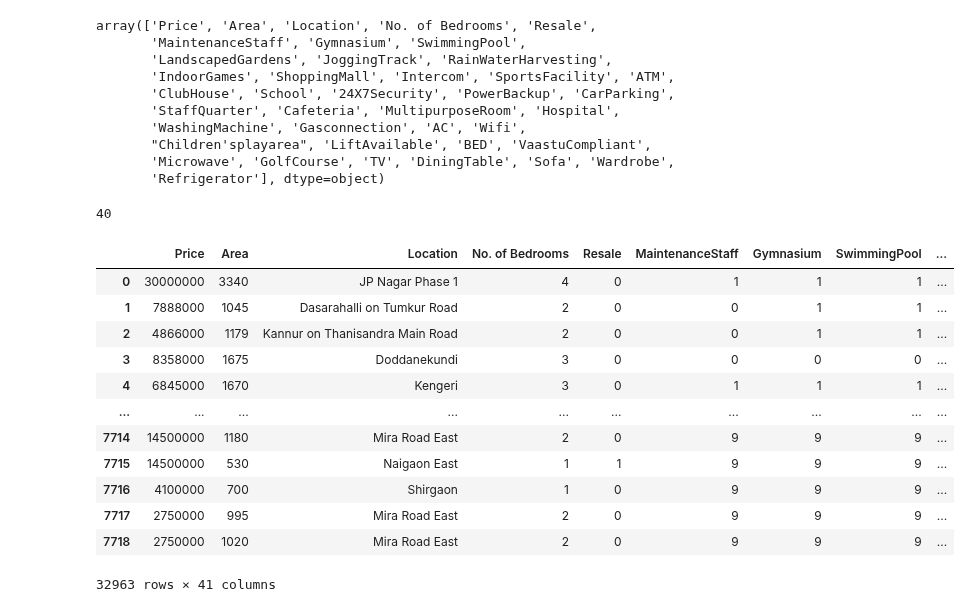
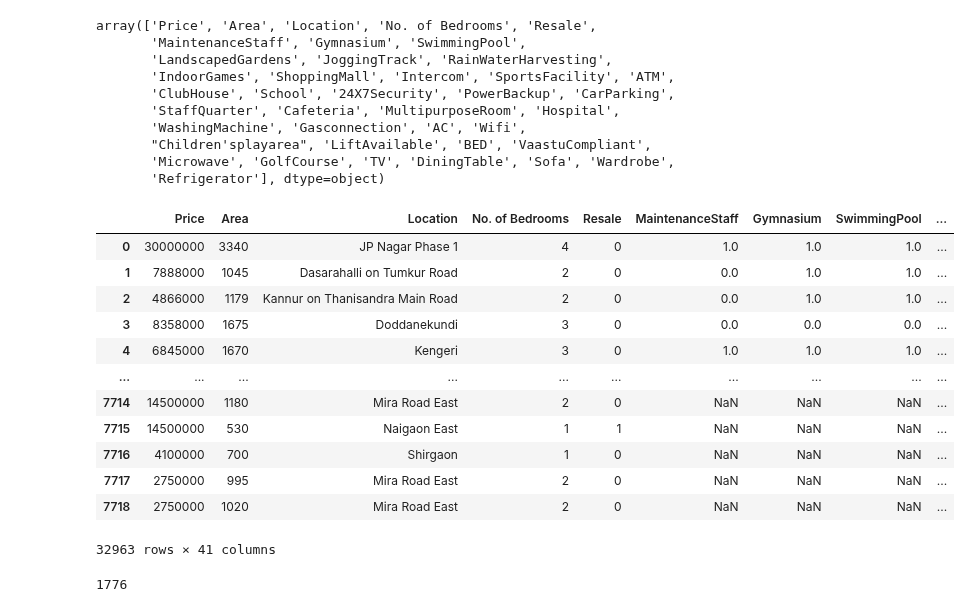
Before and after one commit to COGS118A/Group013-SP23, a Jupyter notebook: Checkpoint_Group013-SP23.ipynb, the cells around one changed output. Drawn from its saved outputs; the diff is of its cells as text; code cells hidden in the pictures.

```diff
--- a/Checkpoint_Group013-SP23.ipynb
+++ b/Checkpoint_Group013-SP23.ipynb
@@ -141,23 +141,26 @@ for file in os.listdir("data"):
     df["City"] = file.replace(".csv", "")
     dfs.append(df)
 df = pd.concat(dfs)
+# %%
+temp = df["No. of Bedrooms"].copy()
+df = df.applymap(lambda x: (np.nan if x == 9  else  x))
+df["No. of Bedrooms"] = temp
+df
+# %% [output]
+|  | Price | Area | Location | No. of Bedrooms | Resale | MaintenanceStaff | Gymnasium | SwimmingPool | ... |
+| 0 | 30000000 | 3340 | JP Nagar Phase 1 | 4 | 0 | 1.0 | 1.0 | 1.0 | ... |
+| 1 | 7888000 | 1045 | Dasarahalli on Tumkur Road | 2 | 0 | 0.0 | 1.0 | 1.0 | ... |
+| 2 | 4866000 | 1179 | Kannur on Thanisandra Main Road | 2 | 0 | 0.0 | 1.0 | 1.0 | ... |
+| 3 | 8358000 | 1675 | Doddanekundi | 3 | 0 | 0.0 | 0.0 | 0.0 | ... |
+| 4 | 6845000 | 1670 | Kengeri | 3 | 0 | 1.0 | 1.0 | 1.0 | ... |
+| ... | ... | ... | ... | ... | ... | ... | ... | ... | ... |
+| 7714 | 14500000 | 1180 | Mira Road East | 2 | 0 | NaN | NaN | NaN | ... |
+| 7715 | 14500000 | 530 | Naigaon East | 1 | 1 | NaN | NaN | NaN | ... |
+| 7716 | 4100000 | 700 | Shirgaon | 1 | 0 | NaN | NaN | NaN | ... |
+| 7717 | 2750000 | 995 | Mira Road East | 2 | 0 | NaN | NaN | NaN | ... |
+| 7718 | 2750000 | 1020 | Mira Road East | 2 | 0 | NaN | NaN | NaN | ... |
+32963 rows × 41 columns
 # %%
-len(np.unique(col))
+len(df["Location"].unique())
 # %% [output]
-40
+1776
-# %%
-df
-# %% [output]
-|  | Price | Area | Location | No. of Bedrooms | Resale | MaintenanceStaff | Gymnasium | SwimmingPool | ... |
-| 0 | 30000000 | 3340 | JP Nagar Phase 1 | 4 | 0 | 1 | 1 | 1 | ... |
-| 1 | 7888000 | 1045 | Dasarahalli on Tumkur Road | 2 | 0 | 0 | 1 | 1 | ... |
-| 2 | 4866000 | 1179 | Kannur on Thanisandra Main Road | 2 | 0 | 0 | 1 | 1 | ... |
-| 3 | 8358000 | 1675 | Doddanekundi | 3 | 0 | 0 | 0 | 0 | ... |
-| 4 | 6845000 | 1670 | Kengeri | 3 | 0 | 1 | 1 | 1 | ... |
-| ... | ... | ... | ... | ... | ... | ... | ... | ... | ... |
-| 7714 | 14500000 | 1180 | Mira Road East | 2 | 0 | 9 | 9 | 9 | ... |
-| 7715 | 14500000 | 530 | Naigaon East | 1 | 1 | 9 | 9 | 9 | ... |
-| 7716 | 4100000 | 700 | Shirgaon | 1 | 0 | 9 | 9 | 9 | ... |
-| 7717 | 2750000 | 995 | Mira Road East | 2 | 0 | 9 | 9 | 9 | ... |
-| 7718 | 2750000 | 1020 | Mira Road East | 2 | 0 | 9 | 9 | 9 | ... |
-32963 rows × 41 columns
```
Also changed, not shown: parts of 18 cells of this notebook.
